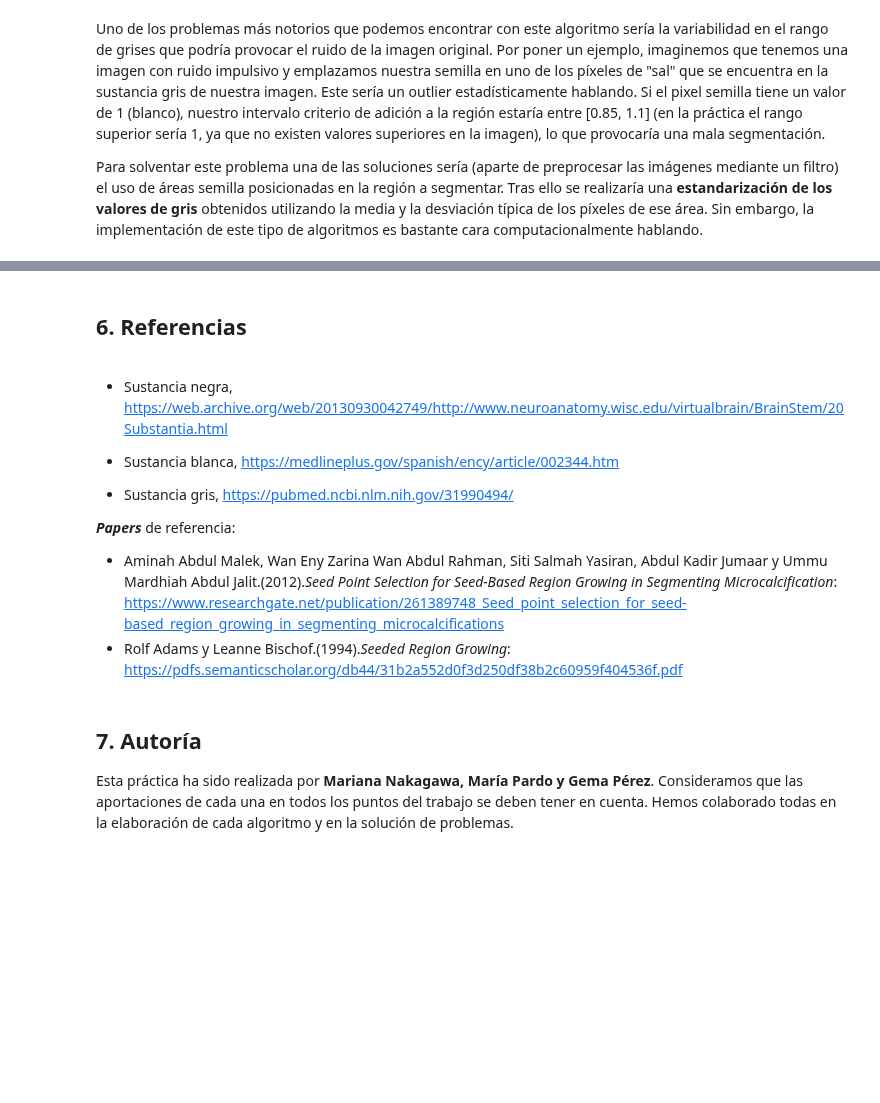
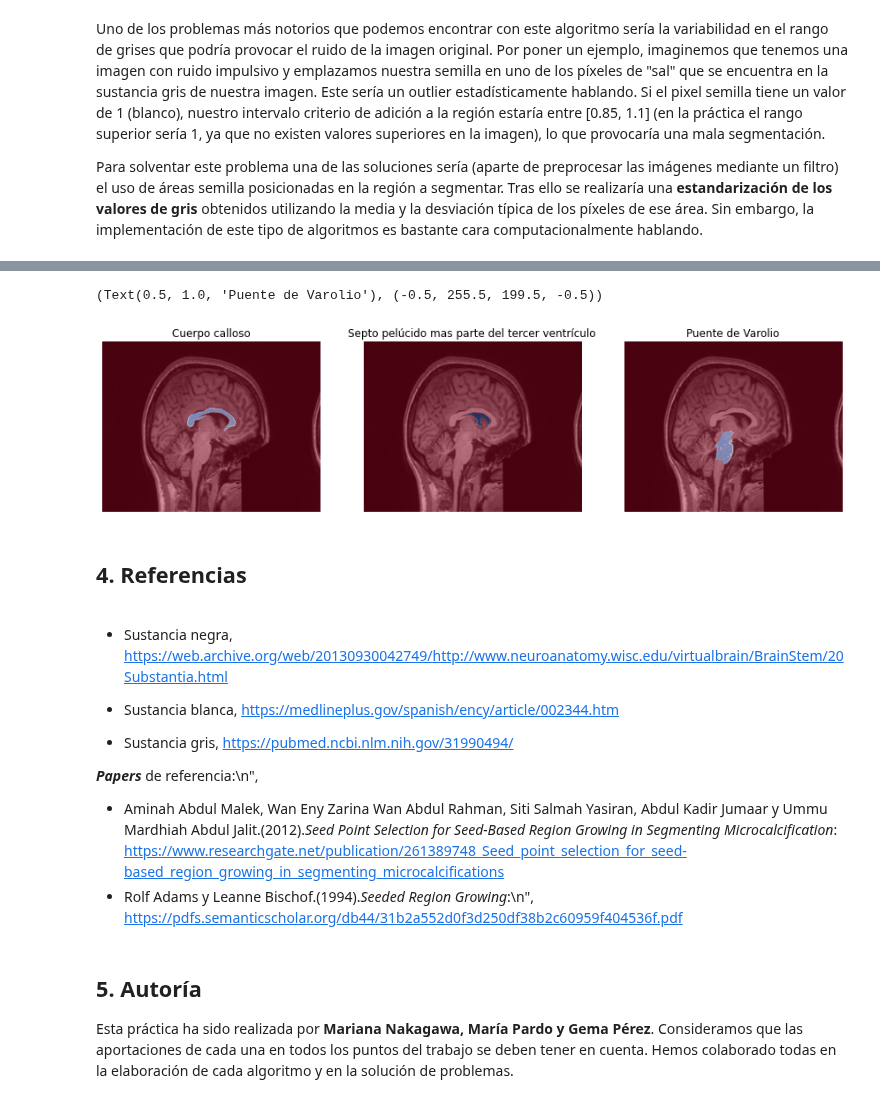
Before and after one commit to Mariaprddz/Analisis, a Jupyter notebook: Analisis/Practica2/Crecimiento_regiones.ipynb, the cells around one changed output, grey strips where cells are left out. Drawn from its saved outputs; the diff is of its cells as text; code cells hidden in the pictures; blank space fills up the shorter version.

```diff
--- a/Analisis/Practica2/Crecimiento_regiones.ipynb
+++ b/Analisis/Practica2/Crecimiento_regiones.ipynb
@@ -227,5 +259,27 @@ Sin embargo, la implementación de este tipo de algoritmos es bastante cara comp
+# %%
+%matplotlib inline
+fig = plt.figure(figsize=(15,10))
+plt.subplot(131)
+plt.imshow(r1, cmap=plt.cm.gray)
+plt.imshow(regiones, cmap='coolwarm_r', alpha=0.4)
+
+plt.title('Cuerpo calloso'), plt.axis('off')
+plt.subplot(132)
+plt.imshow(r1, cmap=plt.cm.gray)
+plt.imshow(regiones2, cmap='coolwarm_r', alpha=0.4)
+
+plt.title('Septo pelúcido mas parte del tercer ventrículo'), plt.axis('off')
+
+plt.subplot(133)
+plt.imshow(r1, cmap=plt.cm.gray)
+plt.imshow(regiones3,cmap='coolwarm_r', alpha=0.4)
+
+plt.title('Puente de Varolio'), plt.axis('off')
+# %% [output]
+(Text(0.5, 1.0, 'Puente de Varolio'), (-0.5, 255.5, 199.5, -0.5))
+[figure, added]
 # %% [markdown]
-## 6. Referencias
+## 4. Referencias
 # %% [markdown]
 * Sustancia negra,  https://web.archive.org/web/20130930042749/http://www.neuroanatomy.wisc.edu/virtualbrain/BrainStem/20Substantia.html
 
@@ -233,11 +287,11 @@ Sin embargo, la implementación de este tipo de algoritmos es bastante cara comp
 
 * Sustancia gris, https://pubmed.ncbi.nlm.nih.gov/31990494/
 
-**_Papers_** de referencia:
+**_Papers_** de referencia:\n",
 * Aminah Abdul Malek, Wan Eny Zarina Wan Abdul Rahman, Siti Salmah Yasiran, Abdul Kadir Jumaar y Ummu Mardhiah Abdul Jalit.(2012).*_Seed Point Selection for Seed-Based Region Growing in Segmenting Microcalcification_*:
-https://www.researchgate.net/publication/261389748_Seed_point_selection_for_seed-based_region_growing_in_segmenting_microcalcifications
-* Rolf Adams y Leanne Bischof.(1994).*_Seeded Region Growing_*:
-https://pdfs.semanticscholar.org/db44/31b2a552d0f3d250df38b2c60959f404536f.pdf
+    https://www.researchgate.net/publication/261389748_Seed_point_selection_for_seed-based_region_growing_in_segmenting_microcalcifications
+* Rolf Adams y Leanne Bischof.(1994).*_Seeded Region Growing_*:\n",
+    https://pdfs.semanticscholar.org/db44/31b2a552d0f3d250df38b2c60959f404536f.pdf
 # %% [markdown]
-## 7. Autoría
+## 5. Autoría
 Esta práctica ha sido realizada por **Mariana Nakagawa, María Pardo y Gema Pérez**. Consideramos que las aportaciones de cada una en todos los puntos del trabajo se deben tener en cuenta. Hemos colaborado todas en la elaboración de cada algoritmo y en la solución de problemas.
```
Also changed, not shown: parts of 8 cells of this notebook.
